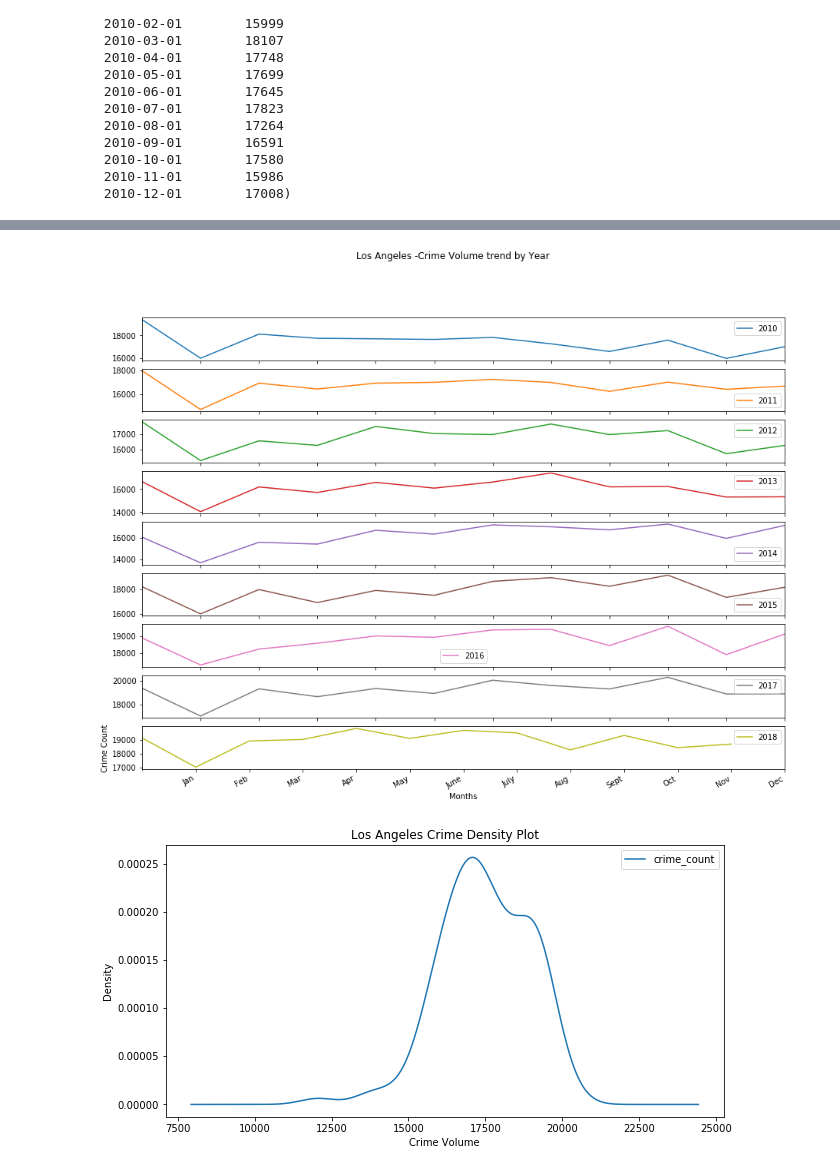
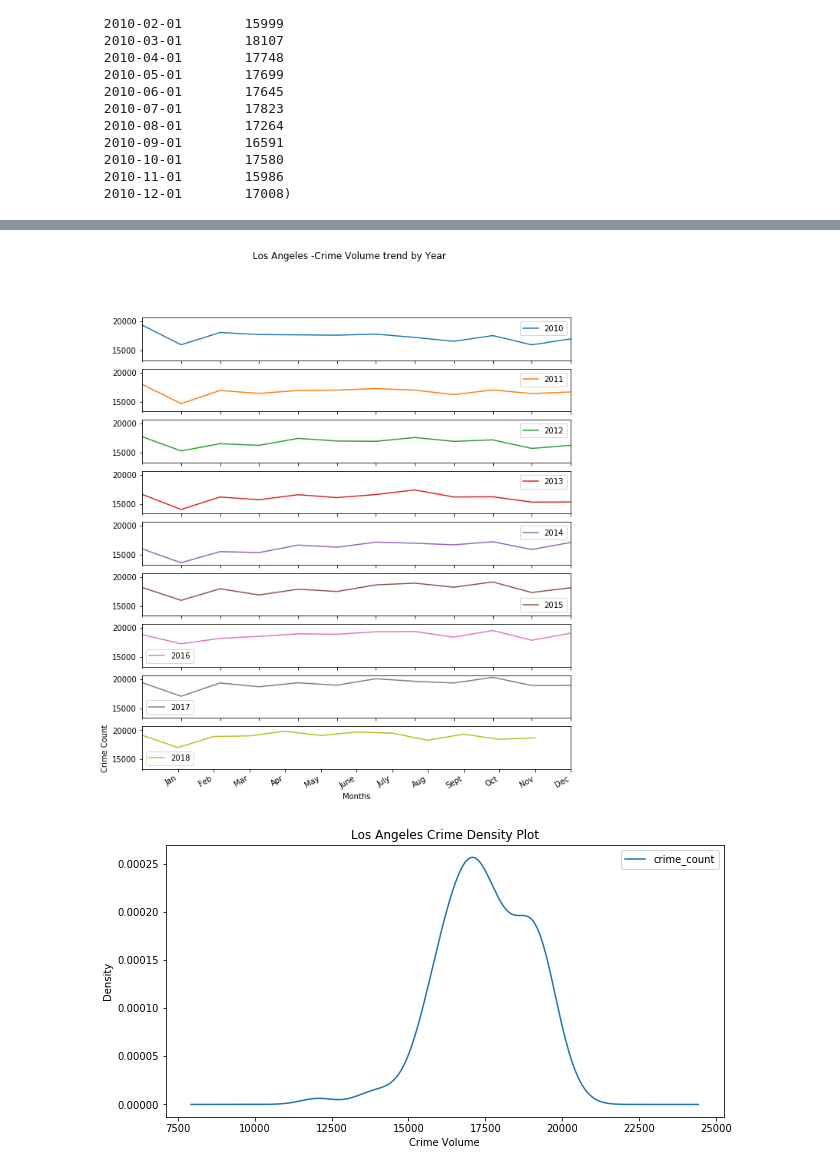
Before and after one commit to sidneykung/LA_crime_forecasting, a Jupyter notebook: eda_lhamu.ipynb, the cells around one changed output, grey strips where cells are left out. Saved outputs shown, nothing was run; the diff lists cells and outputs as text; code cells hidden in the pictures.

```diff
--- a/eda_lhamu.ipynb
+++ b/eda_lhamu.ipynb
@@ -376,14 +383,14 @@ annual_crime.head()
 # %%
 # Plot the yearly groups as subplots
-annual_crime.plot(figsize=(15,12), subplots= True, legend=True,
-                           title='Los Angeles -Crime Volume trend by Year')
+annual_crime.plot(figsize=(10,12), subplots= True, legend=True,
+                           title='Los Angeles -Crime Volume trend by Year',sharey=True )
 plt.xlabel('Months')
 plt.ylabel('Crime Count')
 plt.xticks(ticks = range(1,13), labels= ['Jan', 'Feb', 'Mar', 'Apr', 'May', 'June', 'July', 'Aug','Sept', 'Oct', 'Nov', 'Dec'])
-# plt.savefig('visualizations/Los_Angeles_Crime_Trend_subplots.png')
+plt.savefig('visualizations/Los_Angeles_Crime_Trend_subplots.png')
 plt.show();
 # %% [output]
-[figure, old version]
+[figure, new version]
 # %%
 # Plot a density plot
 monthly_crime.plot(kind='kde', figsize=(10,5))
```
Also changed, not shown: parts of 5 cells of this notebook, 7 other files.
